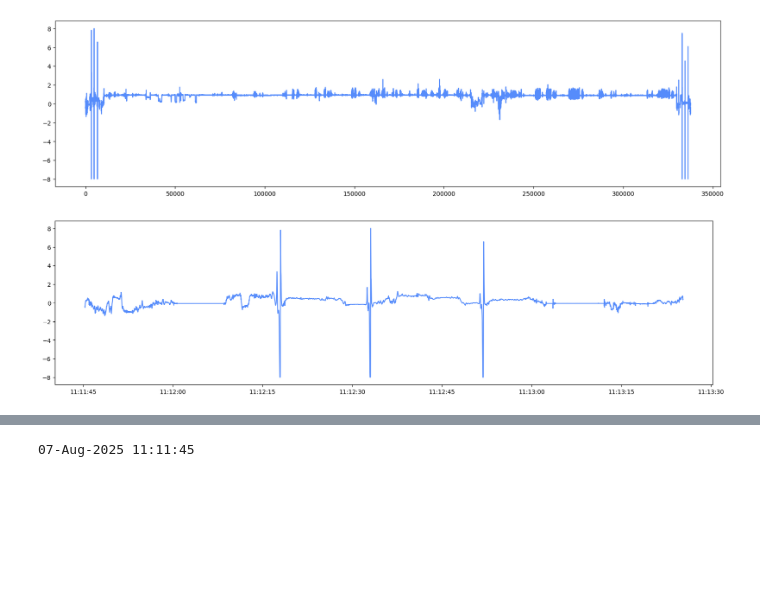
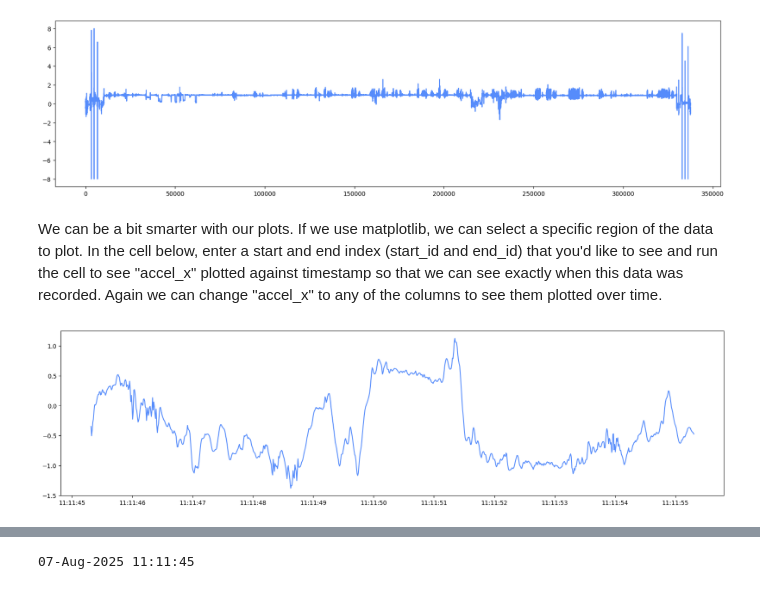
Before and after one commit to uos-mobgap/mobilise-d_mobgap_tutorial, a Jupyter notebook: MobGap_Tutorial.ipynb, the cells around one changed output, grey strips where cells are left out. Cells and saved outputs as stored; diff of their text form; code cells hidden in the pictures; blank space fills up the shorter version.

```diff
--- a/MobGap_Tutorial.ipynb
+++ b/MobGap_Tutorial.ipynb
@@ -57,16 +68,18 @@ samples["accel_x"].plot(figsize = (20, 5)) # note that figsize contains the x an
 # %% [output]
 <Axes: >
 [figure]
+# %% [markdown]
+We can be a bit smarter with our plots. If we use matplotlib, we can select a specific region of the data to plot. In the cell below, enter a start and end index (start_id and end_id) that you'd like to see and run the cell to see "accel_x" plotted against timestamp so that we can see exactly when this data was recorded. Again we can change "accel_x" to any of the columns to see them plotted over time.
 # %%
 import matplotlib.pyplot as plt    # we'll use matplotlib for this plot
 
 start_id = 0    # the first point we want to plot - feel free to change
-end_id = 10000   # the last point we want to plot - feel free to change
+end_id = 1000   # the last point we want to plot - feel free to change
 
 samples_to_plot = samples.iloc[start_id:end_id] # here we make a copy of our table, but use iloc to get just the values from the start_id to the end_id
 
 plt.figure(figsize=(20, 5))                                   # first, we tell matplotlib how big the figure will be.
 plt.plot(samples_to_plot["timestamp"], samples_to_plot["accel_x"]) # next, we plot the x and y axes as columns from our table
 plt.show()                                                    # finally, we show the figure
 # %% [output]
-[figure, old version]
+[figure, new version]
```
Also changed, not shown: parts of 12 cells of this notebook.
